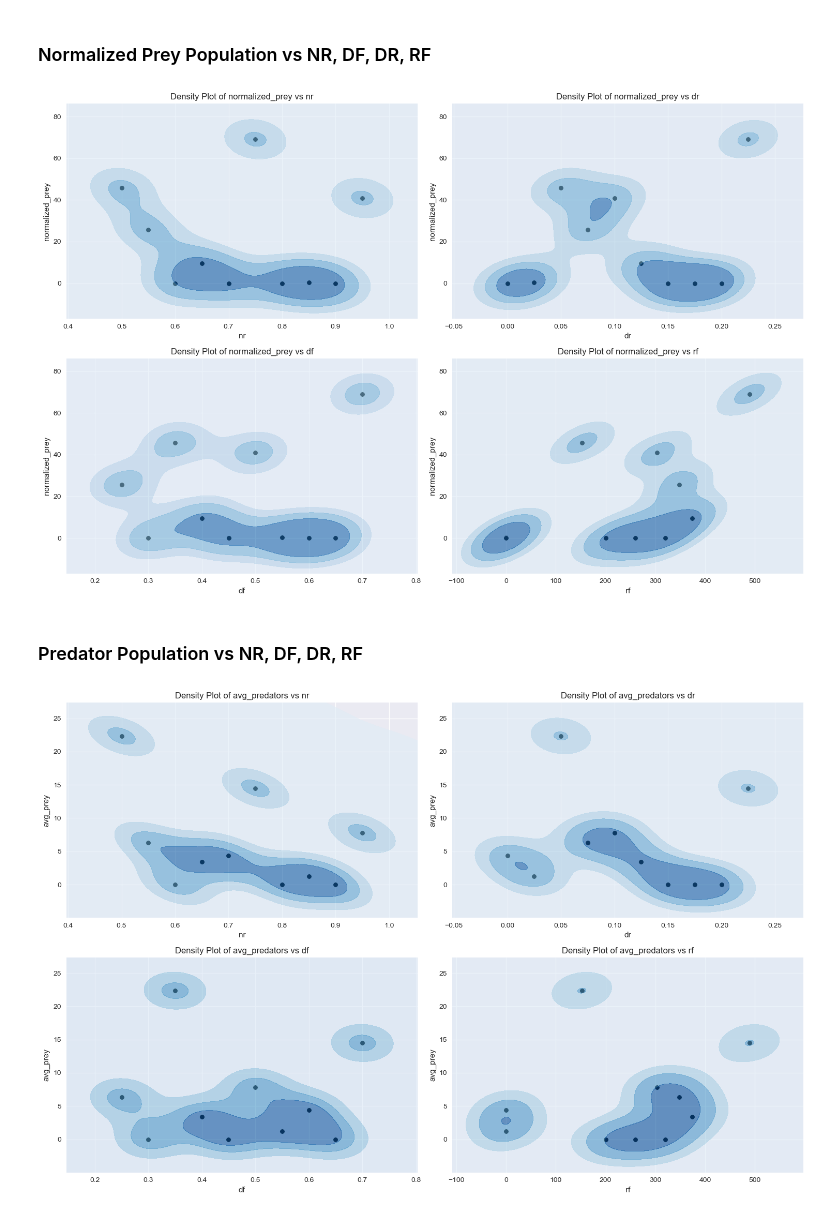
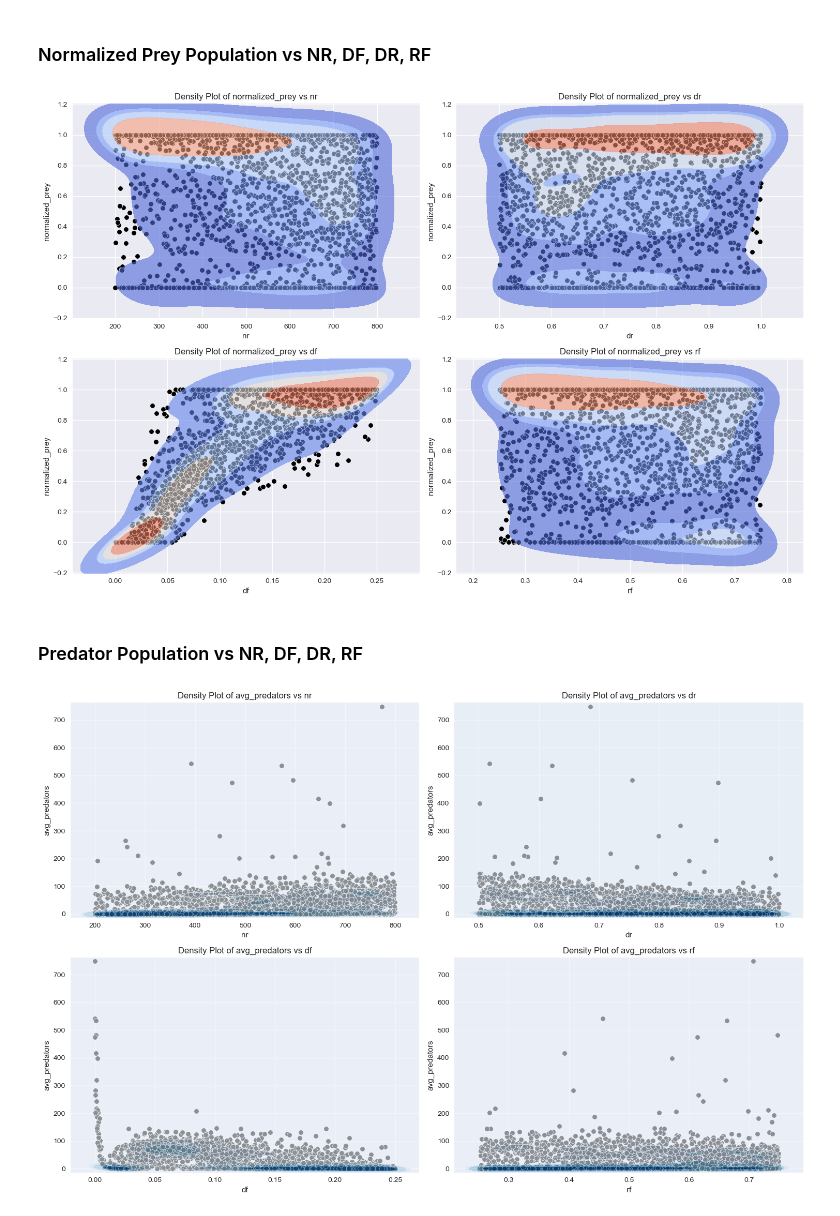
Before and after one commit to akrbc9/MV, a Jupyter notebook: Lab 4.ipynb, the cells around one changed output. Saved outputs shown, nothing was run; the diff lists cells and outputs as text; code cells hidden in the pictures.

Commit message:
Addede Notebook  + Sample Output (HTML)

```diff
--- a/Lab 4.ipynb
+++ b/Lab 4.ipynb
@@ -6,7 +6,7 @@ import seaborn as sns
 import subprocess
 import os
 
-def run_parameter_sweep(num_samples=10, num_reruns=5, num_sims=10, num_timesteps=300, output_dir="./results"):
+def run_parameter_sweep(num_samples=2000, num_reruns=2, num_sims=5, num_timesteps=500, output_dir="./results"):
     """Run the parameter sweep using the C++ executable"""
     # Create output directory if it doesn't exist
     os.makedirs(output_dir, exist_ok=True)
@@ -115,36 +116,34 @@ We plot heatmaps of each parameter against population averages.
 # %%
 fig, ax = plt.subplots(2,2, figsize=(15, 10))
 params = ['nr', 'dr', 'df', 'rf']
 # Create a scatter plot with a density plot overlay
 
 for i,param in enumerate(params):
     ax  = plt.subplot(2, 2, i+1)
     sns.scatterplot(
         data=df,
         x=param,
         y="normalized_prey",
         color="k",
     )
     sns.kdeplot(
         data=df,
         x=param,
         y="normalized_prey",
         levels=5,
         fill=True,
         alpha=0.6,
         cut=2,
-        cmap="Blues",
-        thresh=0,
-        bw_adjust=0.5,
+        cmap="coolwarm",
         ax=ax)
     ax.set_xlabel(param)
     ax.set_ylabel('normalized_prey')
     ax.set_title(f'Density Plot of normalized_prey vs {param}')
 plt.tight_layout()
 plt.savefig("./results/normalized_prey_vs_params.png", dpi=300)
 plt.show()
 # %% [output]
-[figure, old version]
+[figure, new version]
 # %% [markdown]
 ### Predator Population vs NR, DF, DR, RF
 # %%
@@ -167,9 +166,7 @@ for i,param in enumerate(params):
         fill=True,
         alpha=0.6,
         cut=2,
-        cmap="Blues",
-        thresh=0,
-        bw_adjust=0.5,
+        cmap="coolwarm",
         ax=ax)
     ax.set_xlabel(param)
     ax.set_ylabel('avg_predators')
@@ -178,4 +175,4 @@ plt.tight_layout()
 plt.savefig("./results/avg_predators_vs_params.png", dpi=300)
 plt.show()
 # %% [output]
-[figure, old version]
+[figure, new version]
```
Also changed, not shown: parts of 8 cells of this notebook, 7 other files.
